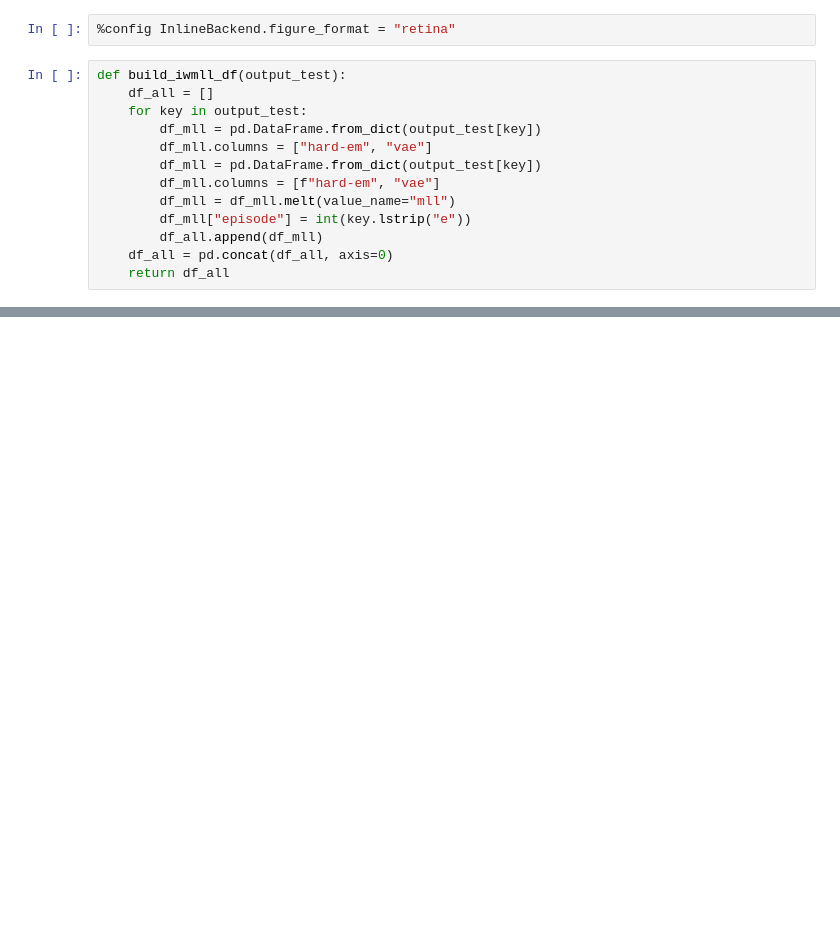
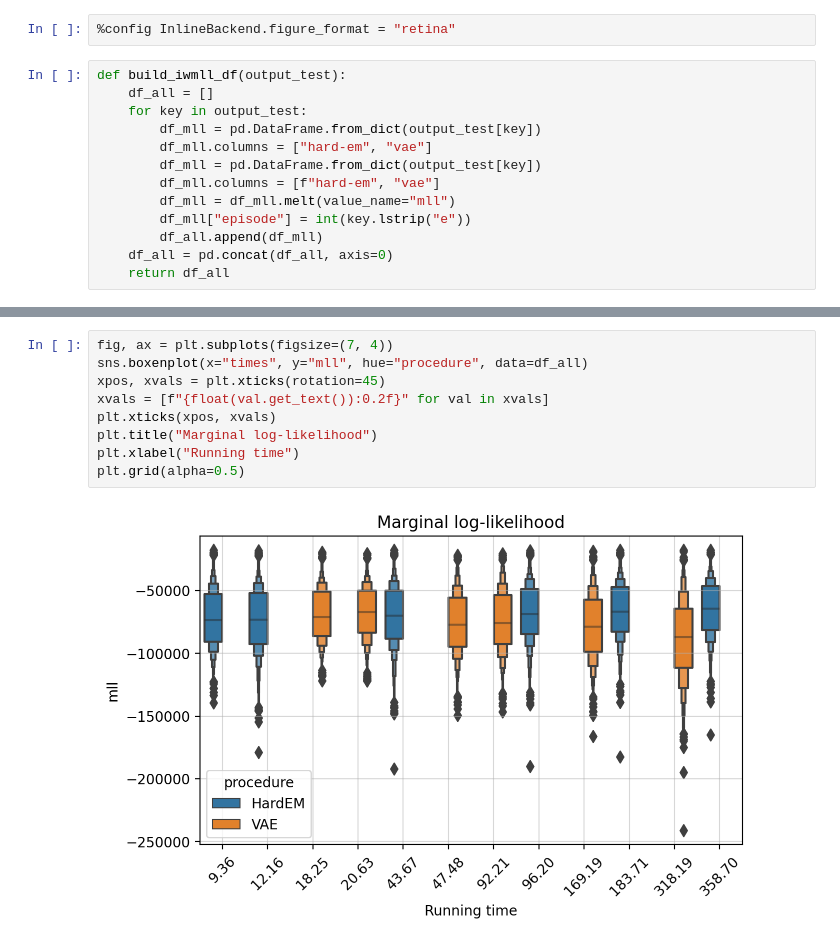
Before and after one commit to gerdm/hard-em-lvm, a Jupyter notebook: notebooks/13-experiment-analysis.ipynb, the cells around one changed output, grey strips where cells are left out. Drawn from its saved outputs; the diff is of its cells as text; blank space fills up the shorter version.

```diff
--- a/notebooks/13-experiment-analysis.ipynb
+++ b/notebooks/13-experiment-analysis.ipynb
@@ -79,0 +92,11 @@ plt.grid(alpha=0.5)
+# %%
+fig, ax = plt.subplots(figsize=(7, 4))
+sns.boxenplot(x="times", y="mll", hue="procedure", data=df_all)
+xpos, xvals = plt.xticks(rotation=45)
+xvals = [f"{float(val.get_text()):0.2f}" for val in xvals]
+plt.xticks(xpos, xvals)
+plt.title("Marginal log-likelihood")
+plt.xlabel("Running time")
+plt.grid(alpha=0.5)
+# %% [output]
+[figure, added]
```
Also changed, not shown: parts of 8 cells of this notebook, 2 other files.
